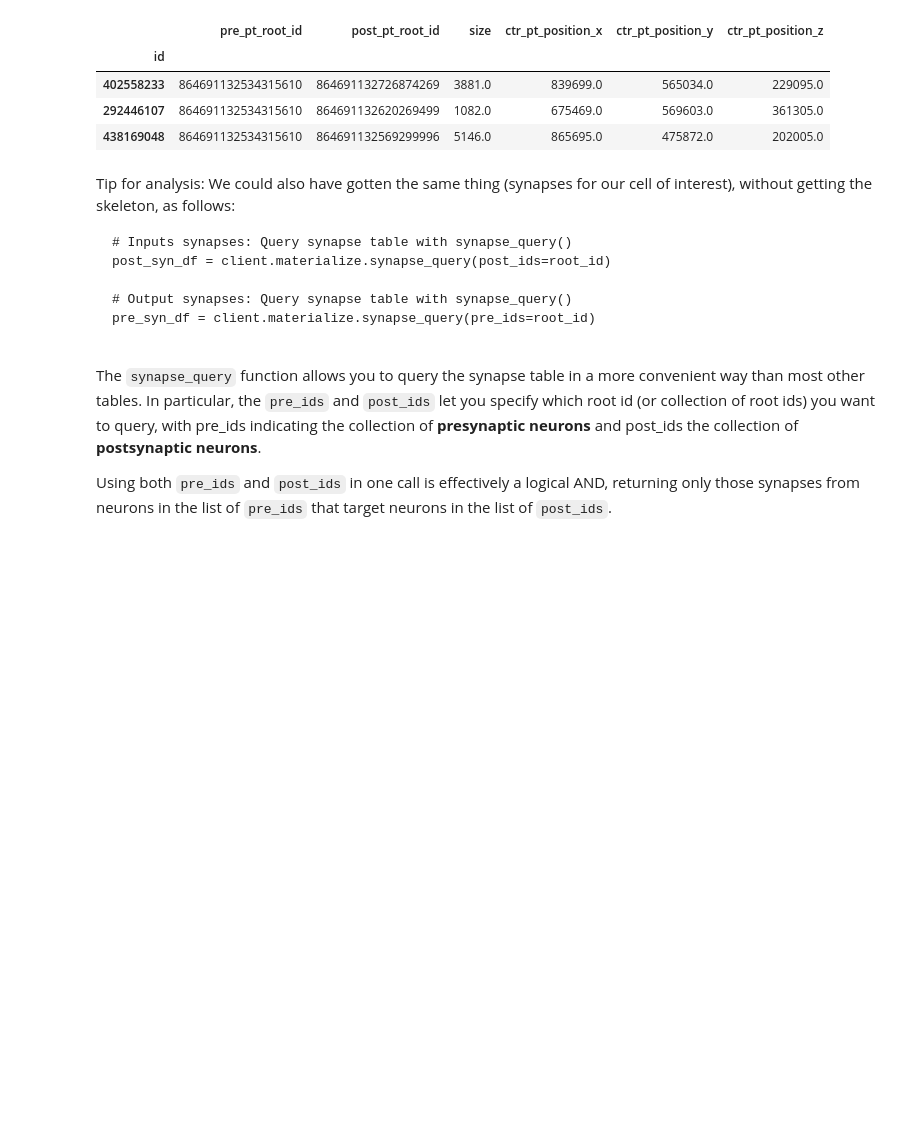
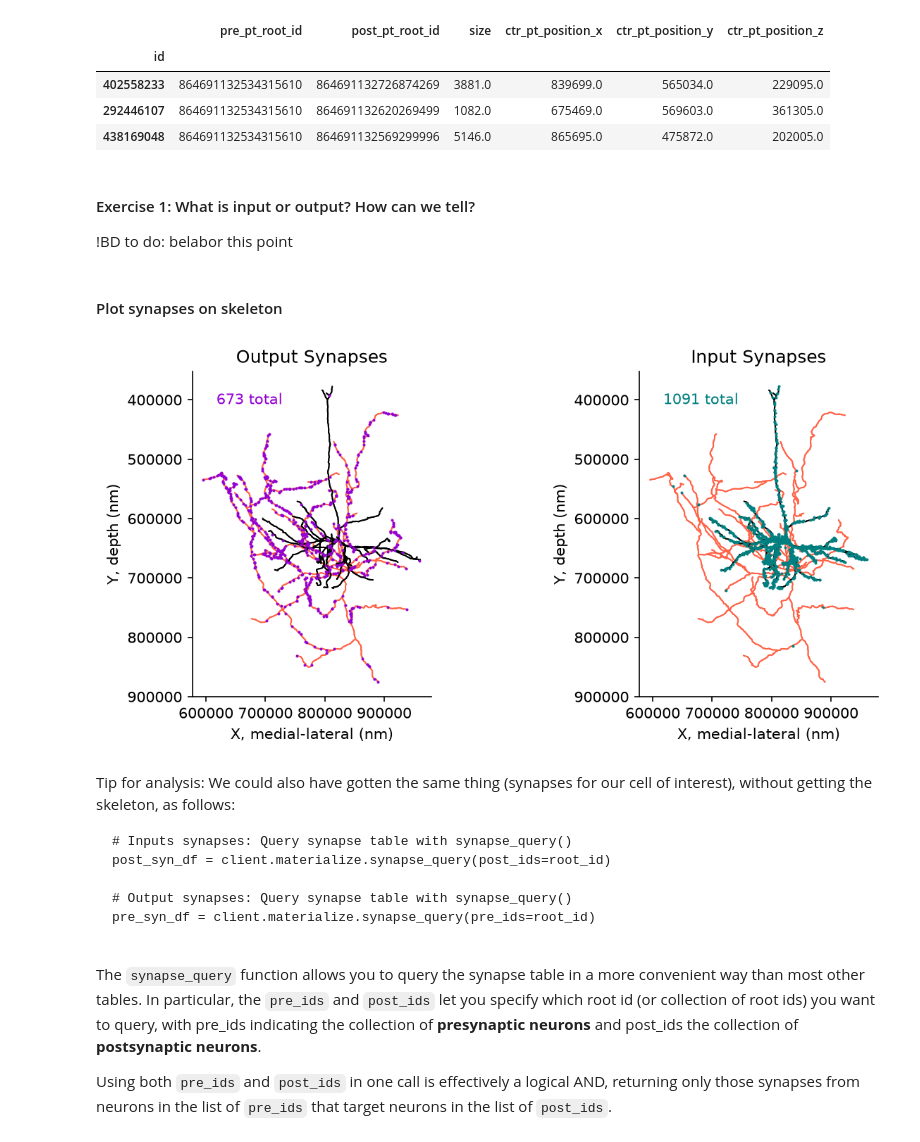
Before and after one commit to AllenSWDB/SWDB_2026_Connectomics, a Jupyter notebook: code/workshops/Module_1.ipynb, the cells around one changed output. Cells and saved outputs as stored; diff of their text form; code cells hidden in the pictures; blank space fills up the shorter version.

```diff
--- a/code/workshops/Module_1.ipynb
+++ b/code/workshops/Module_1.ipynb
@@ -263,6 +229,45 @@ pre_syn_df.head(3)[['pre_pt_root_id','post_pt_root_id','size','ctr_pt_position_x
 | 402558233 | 864691132534315610 | 864691132726874269 | 3881.0 | 839699.0 | 565034.0 | 229095.0 |
 | 292446107 | 864691132534315610 | 864691132620269499 | 1082.0 | 675469.0 | 569603.0 | 361305.0 |
 | 438169048 | 864691132534315610 | 864691132569299996 | 5146.0 | 865695.0 | 475872.0 | 202005.0 |
+# %% [markdown]
+#### Exercise 1: What is input or output? How can we tell?
+
+!BD to do: belabor this point
+# %%
+input_df = post_syn_df
+output_df = pre_syn_df
+# %% [markdown]
+#### Plot synapses on skeleton
+# %%
+# Figure 2: Skeleton with synaptic inputs and outputs
+
+fig, ax = plt.subplots(1, 2, figsize=(10, 4), dpi=150)
+
+for i in range(2):
+    ossify.plot.plot_morphology_2d(cell,
+                                   projection="xy",
+                                   color="compartment",
+                                   palette={1: 'navy', 2: 'tomato', 3: 'black'},
+                                   ax=ax[i])
+
+# Output synapses
+sns.scatterplot(data=output_df, x="ctr_pt_position_x", y="ctr_pt_position_y",
+                s=3, color="darkviolet", ax=ax[0], edgecolor=None, zorder=100)
+ax[0].text(.1,.9,f'{len(output_df)} total', color='darkviolet',  transform = ax[0].transAxes)
+
+
+# Input synapses
+sns.scatterplot(data=input_df, x="ctr_pt_position_x", y="ctr_pt_position_y",
+                s=3, color="teal", ax=ax[1], edgecolor=None, zorder=100)
+ax[1].text(.1,.9, f'{len(input_df)} total', color='teal',  transform = ax[1].transAxes)
+
+ax[0].set(title="Output Synapses", xlabel='X, medial-lateral (nm)', ylabel='Y, depth (nm)')
+ax[1].set(title="Input Synapses", xlabel='X, medial-lateral (nm)', ylabel='Y, depth (nm)')
+
+sns.despine()
+plt.show()
+# %% [output]
+[figure]
 # %% [markdown]
 Tip for analysis: We could also have gotten the same thing (synapses for our cell of interest), without getting the skeleton, as follows:
 
```
Also changed, not shown: parts of 31 cells of this notebook.
